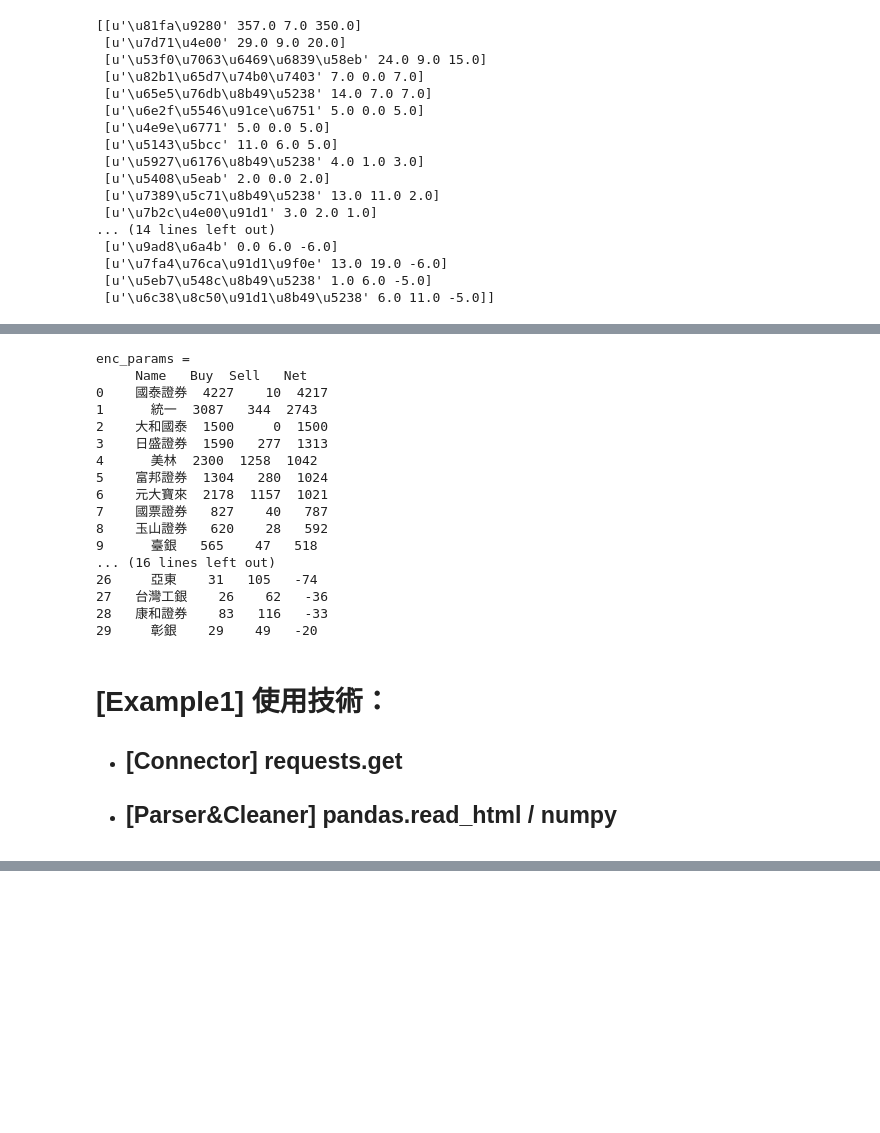
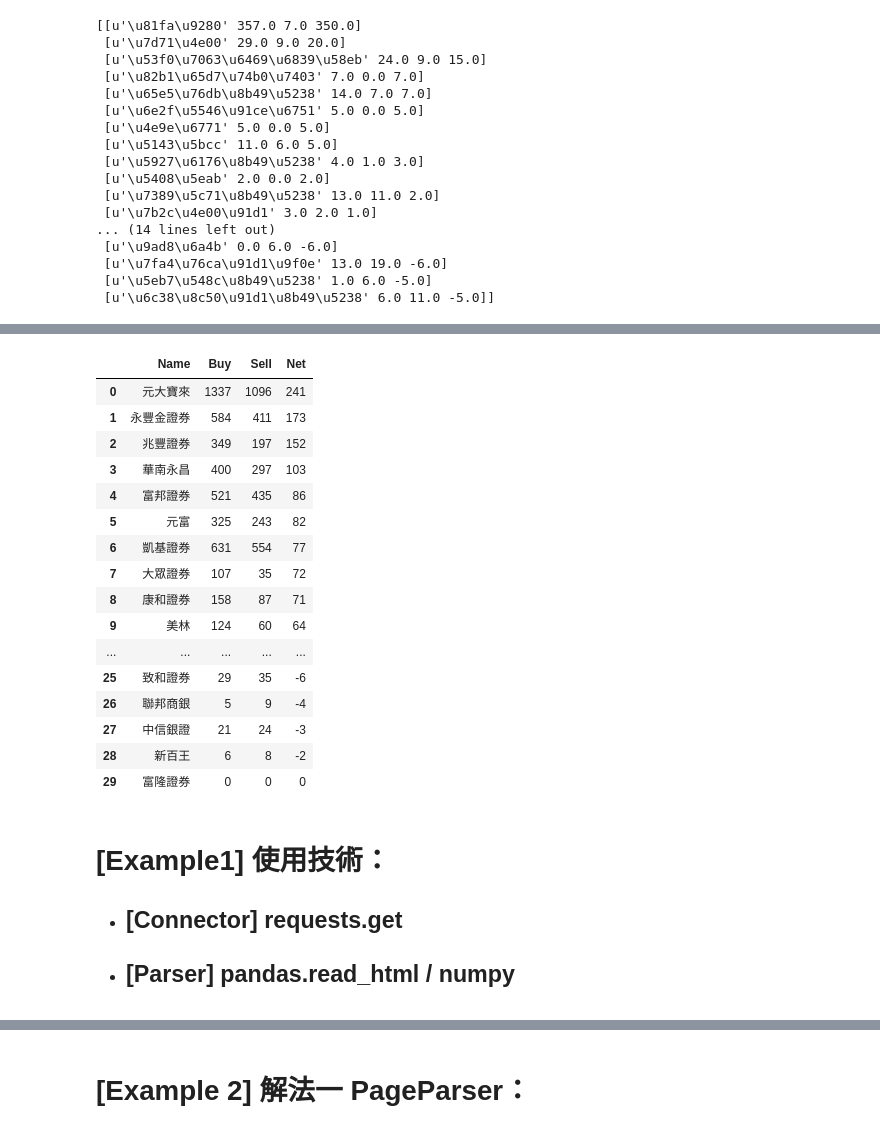
Before and after one commit to c3h3/NCCU-PyData-Courses-2013Spring, a Jupyter notebook: try_ipynb/Lecture2_WebCrawler.ipynb, the cells around one changed output, grey strips where cells are left out. Saved outputs shown, nothing was run; the diff lists cells and outputs as text; code cells hidden in the pictures; blank space fills up the shorter version.

```diff
--- a/try_ipynb/Lecture2_WebCrawler.ipynb
+++ b/try_ipynb/Lecture2_WebCrawler.ipynb
@@ -224,37 +224,41 @@ print df
 # %%
 def get_stock_major_info(stock_id):
     res = requests.get("http://tw.stock.yahoo.com/d/s/major_%s.html" % str(stock_id))
     tables = pd.read_html(res.text)
-    pre_df = np.r_[ tables[6].values[1:,0:4], tables[6].values[1:,4:]]
+    data_table = [one_table for one_table in tables if one_table.values.shape==(16,8)][0]
+    pre_df = np.r_[ data_table.values[1:,0:4], data_table.values[1:,4:]]
     df = pd.DataFrame(pre_df)
     df.columns = ["Name","Buy","Sell","Net"]
     return df
 
-print get_stock_major_info(2330)
+stock_major_2330_df = get_stock_major_info(2498)
+stock_major_2330_df
 # %% [output]
-enc_params =
-     Name   Buy  Sell   Net
-0    國泰證券  4227    10  4217
-1      統一  3087   344  2743
-2    大和國泰  1500     0  1500
-3    日盛證券  1590   277  1313
-4      美林  2300  1258  1042
-5    富邦證券  1304   280  1024
-6    元大寶來  2178  1157  1021
-7    國票證券   827    40   787
-8    玉山證券   620    28   592
-9      臺銀   565    47   518
-... (16 lines left out)
-26     亞東    31   105   -74
-27   台灣工銀    26    62   -36
-28   康和證券    83   116   -33
-29     彰銀    29    49   -20
+|  | Name | Buy | Sell | Net |
+| 0 | 元大寶來 | 1337 | 1096 | 241 |
+| 1 | 永豐金證券 | 584 | 411 | 173 |
+| 2 | 兆豐證券 | 349 | 197 | 152 |
+| 3 | 華南永昌 | 400 | 297 | 103 |
+| 4 | 富邦證券 | 521 | 435 | 86 |
+| 5 | 元富 | 325 | 243 | 82 |
+| 6 | 凱基證券 | 631 | 554 | 77 |
+| 7 | 大眾證券 | 107 | 35 | 72 |
+| 8 | 康和證券 | 158 | 87 | 71 |
+| 9 | 美林 | 124 | 60 | 64 |
+| ... | ... | ... | ... | ... |
+| 25 | 致和證券 | 29 | 35 | -6 |
+| 26 | 聯邦商銀 | 5 | 9 | -4 |
+| 27 | 中信銀證 | 21 | 24 | -3 |
+| 28 | 新百王 | 6 | 8 | -2 |
+| 29 | 富隆證券 | 0 | 0 | 0 |
 # %% [markdown]
 # [Example1] 使用技術：
 
 - ## [Connector] requests.get
-- ## [Parser&Cleaner] pandas.read_html / numpy
+- ## [Parser] pandas.read_html / numpy
 # %% [markdown]
 # [Example 2] 抓股票代碼：
 
 [![Web_mops_t51sb01](Lec2_slide_imgs/Web_mops_t51sb01.png)](http://mops.twse.com.tw/mops/web/t51sb01)
+# %% [markdown]
+# [Example 2] 解法一 PageParser：
```
Also changed, not shown: parts of 12 cells of this notebook, 6 other files.
